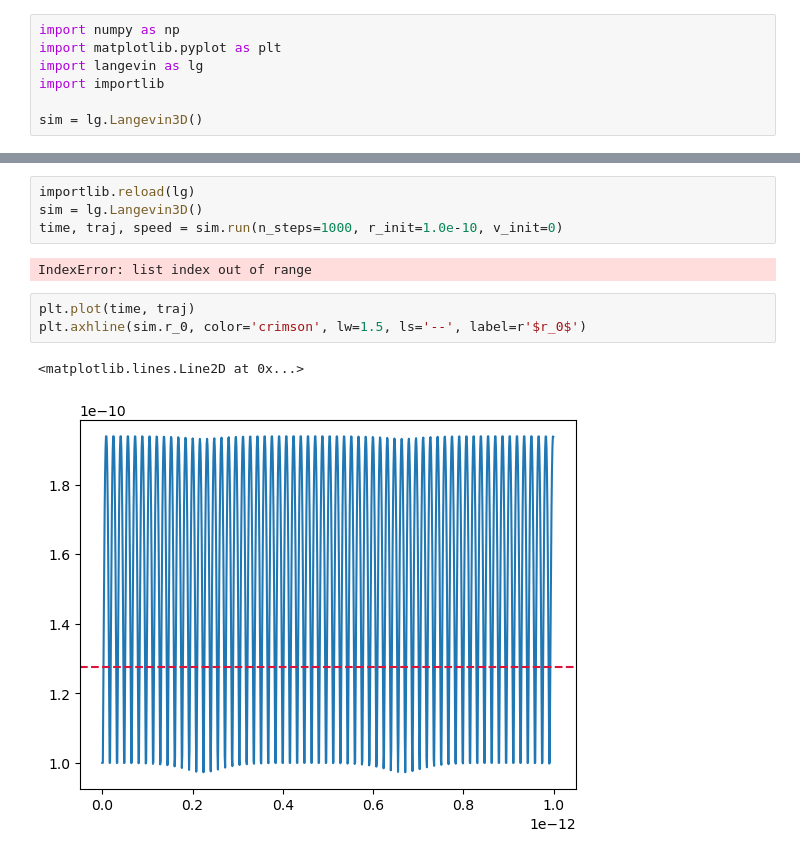
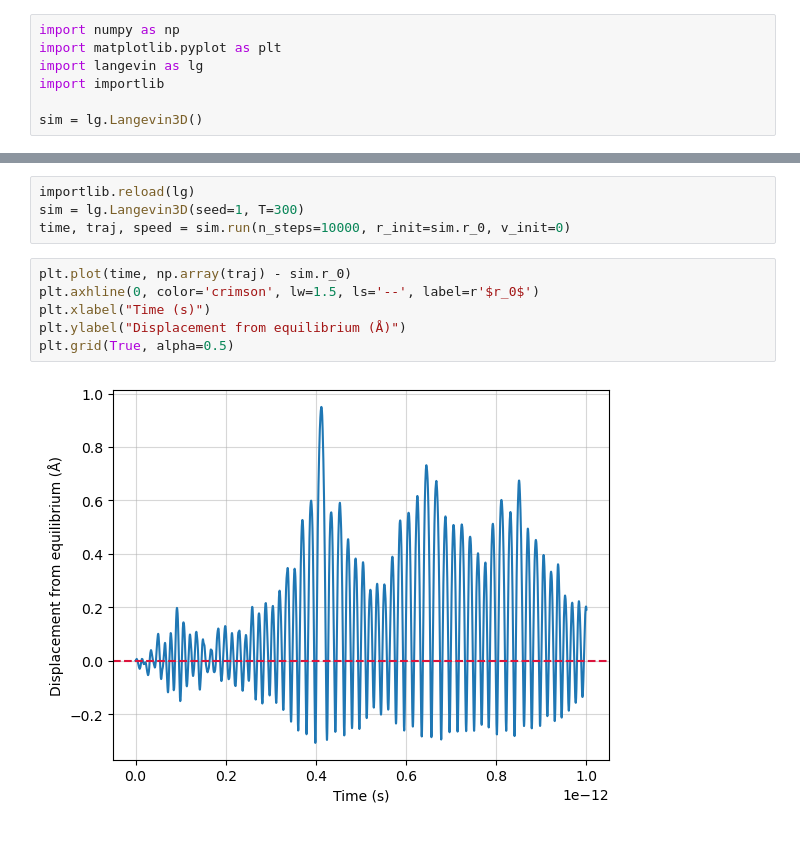
Before and after one commit to JeanCHDJdev/md-langevin, a Jupyter notebook: simulation.ipynb, the cells around one changed output, grey strips where cells are left out. Drawn from its saved outputs; the diff is of its cells as text.

Commit message:
updated simulation with langevin and notebook

```diff
--- a/simulation.ipynb
+++ b/simulation.ipynb
@@ -27,12 +27,12 @@ plt.legend(loc='upper right')
 # %%
 importlib.reload(lg)
-sim = lg.Langevin3D()
-time, traj, speed = sim.run(n_steps=1000, r_init=1.0e-10, v_init=0)
+sim = lg.Langevin3D(seed=1, T=300)
+time, traj, speed = sim.run(n_steps=10000, r_init=sim.r_0, v_init=0)
-# %% [output]
-IndexError: list index out of range
 # %%
-plt.plot(time, traj)
-plt.axhline(sim.r_0, color='crimson', lw=1.5, ls='--', label=r'$r_0$')
+plt.plot(time, np.array(traj) - sim.r_0)
+plt.axhline(0, color='crimson', lw=1.5, ls='--', label=r'$r_0$')
+plt.xlabel("Time (s)")
+plt.ylabel("Displacement from equilibrium (Å)")
+plt.grid(True, alpha=0.5)
 # %% [output]
-<matplotlib.lines.Line2D at 0x...>
-[figure, old version]
+[figure, new version]
```
Also changed, not shown: parts of 1 cell of this notebook, 1 other file.
